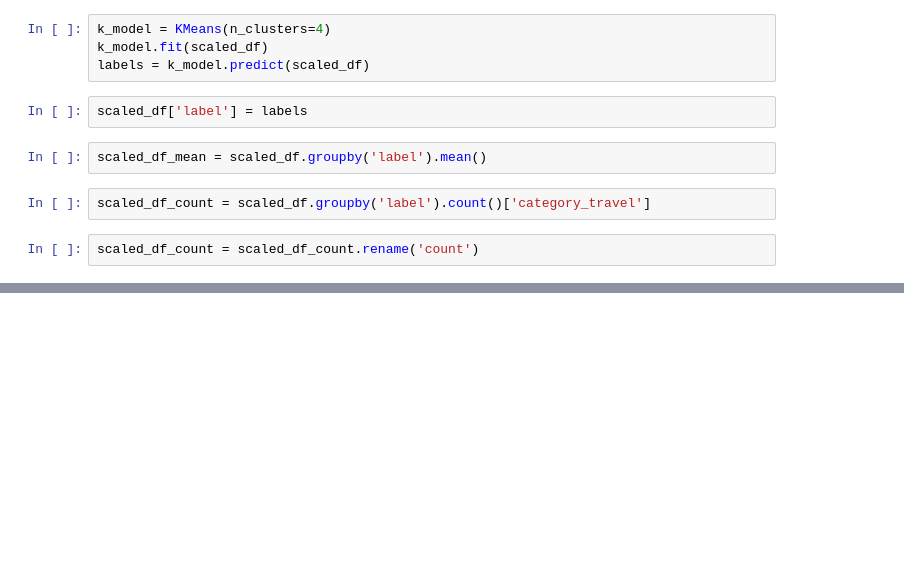
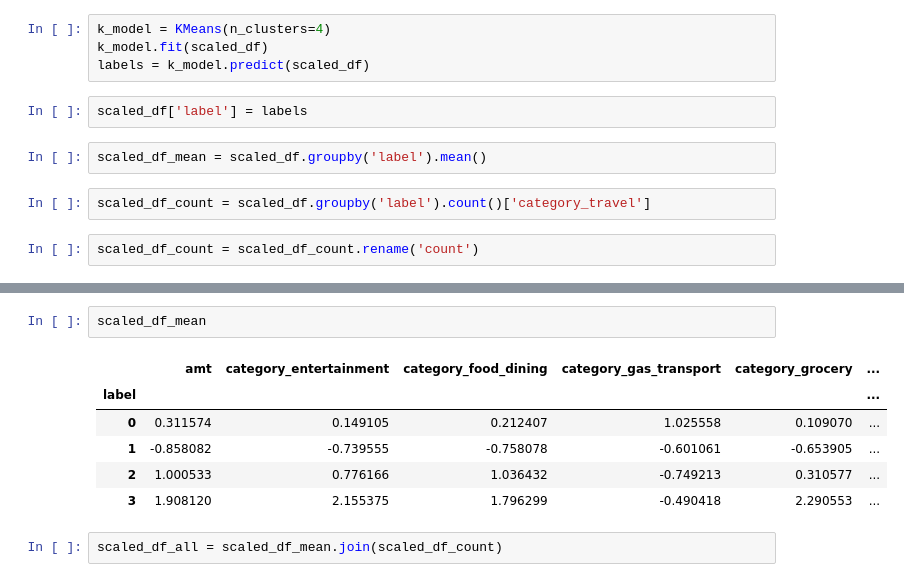
Before and after one commit to SangHui48/data_study, a Jupyter notebook: dasa_note/12_KMeans.ipynb, the cells around one changed output, grey strips where cells are left out. Saved outputs shown, nothing was run; the diff lists cells and outputs as text; blank space fills up the shorter version.

```diff
--- a/dasa_note/12_KMeans.ipynb
+++ b/dasa_note/12_KMeans.ipynb
@@ -267,0 +275,11 @@ scaled_df_count = scaled_df_count.rename('count')
+# %%
+scaled_df_mean
+# %% [output]
+|  | amt | category_entertainment | category_food_dining | category_gas_transport | category_grocery | ... |
+| label |  |  |  |  |  | ... |
+| 0 | 0.311574 | 0.149105 | 0.212407 | 1.025558 | 0.109070 | ... |
+| 1 | -0.858082 | -0.739555 | -0.758078 | -0.601061 | -0.653905 | ... |
+| 2 | 1.000533 | 0.776166 | 1.036432 | -0.749213 | 0.310577 | ... |
+| 3 | 1.908120 | 2.155375 | 1.796299 | -0.490418 | 2.290553 | ... |
+# %%
+scaled_df_all = scaled_df_mean.join(scaled_df_count)
```
Also changed, not shown: parts of 6 cells of this notebook.
